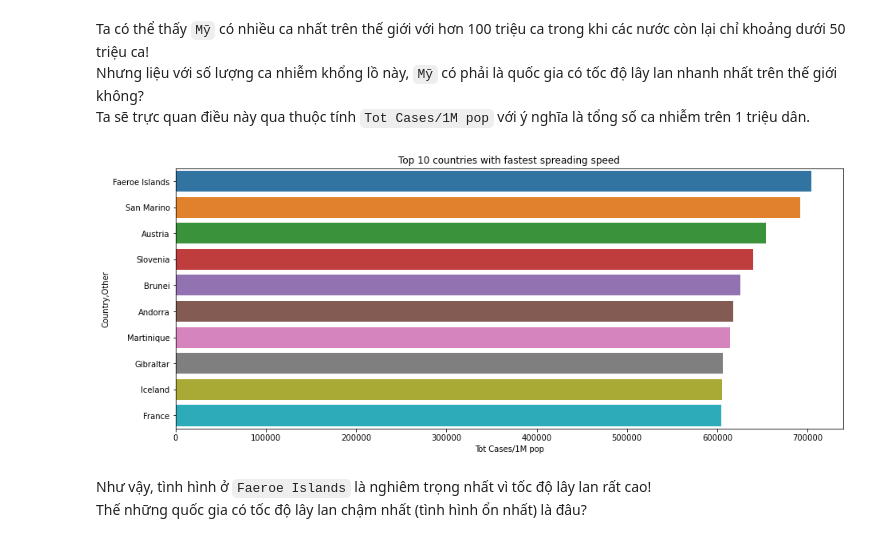
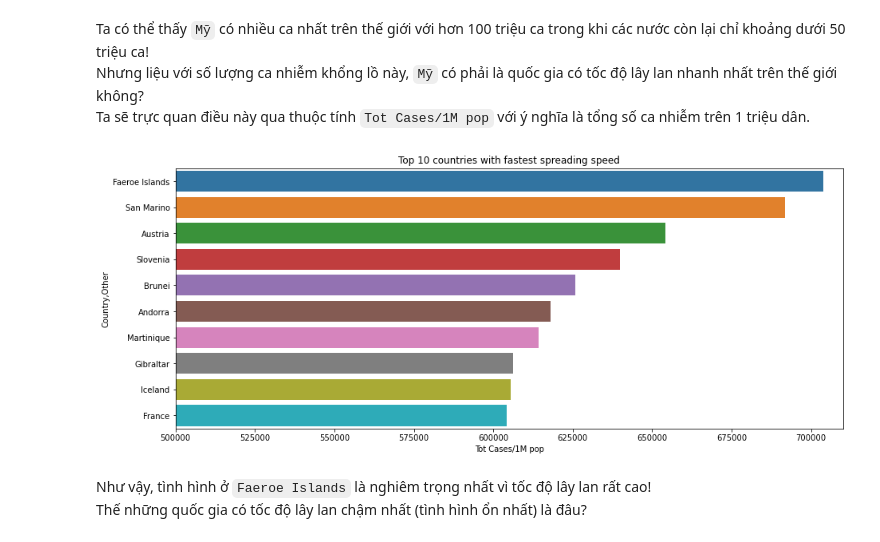
Before and after one commit to vntan/Covid-19-Analysis, a Jupyter notebook: Visualization.ipynb, the cells around one changed output. Drawn from its saved outputs; the diff is of its cells as text; code cells hidden in the pictures.

Commit message:
change some inapproriate plot

```diff
--- a/Visualization.ipynb
+++ b/Visualization.ipynb
@@ -43,13 +43,14 @@ Ta sẽ trực quan điều này qua thuộc tính `Tot Cases/1M pop` với ý n
 # %%
 #Filter top 10 countries have most 'Tot Cases/1M pop' in the world
 top_10_speed_df = check_df.sort_values(by=['Tot Cases/1M pop'], ascending=False).iloc[:10]
 
 #Plotting
 fig, ax = plt.subplots(figsize=(15, 6))
 sns.barplot(data=top_10_speed_df, y='Country,Other', x='Tot Cases/1M pop')
+ax.set_xlim(500000, 710000)
 ax.set(title='Top 10 countries with fastest spreading speed');
 # %% [output]
-[figure, old version]
+[figure, new version]
 # %% [markdown]
 Như vậy, tình hình ở `Faeroe Islands` là nghiêm trọng nhất vì tốc độ lây lan rất cao!
 Thế những quốc gia có tốc độ lây lan chậm nhất (tình hình ổn nhất) là đâu?
```
Also changed, not shown: parts of 8 cells of this notebook.
